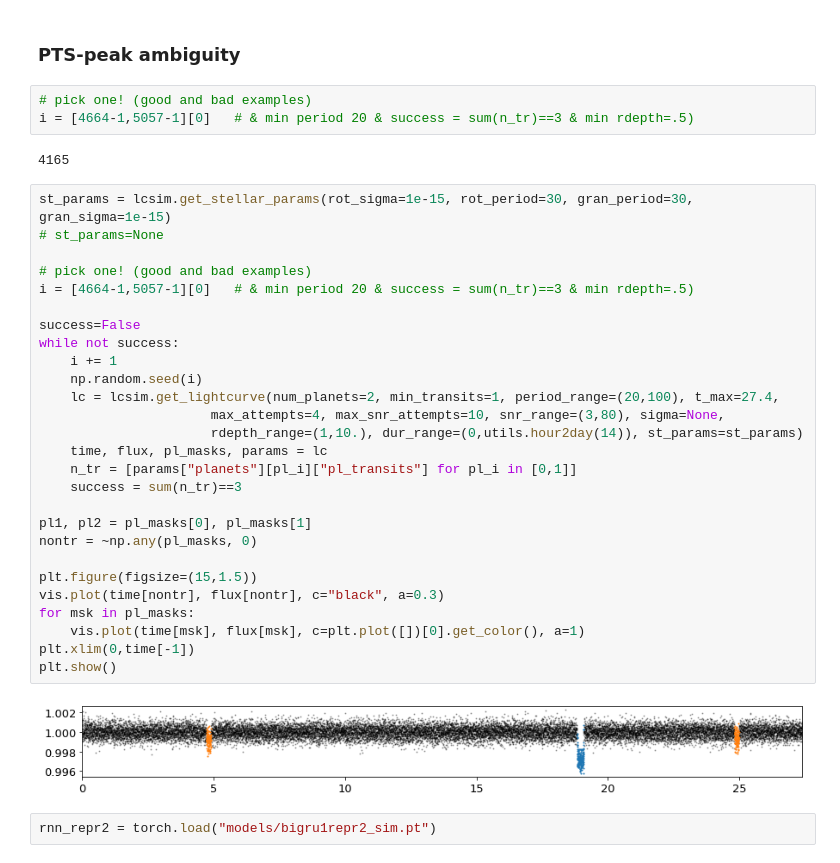
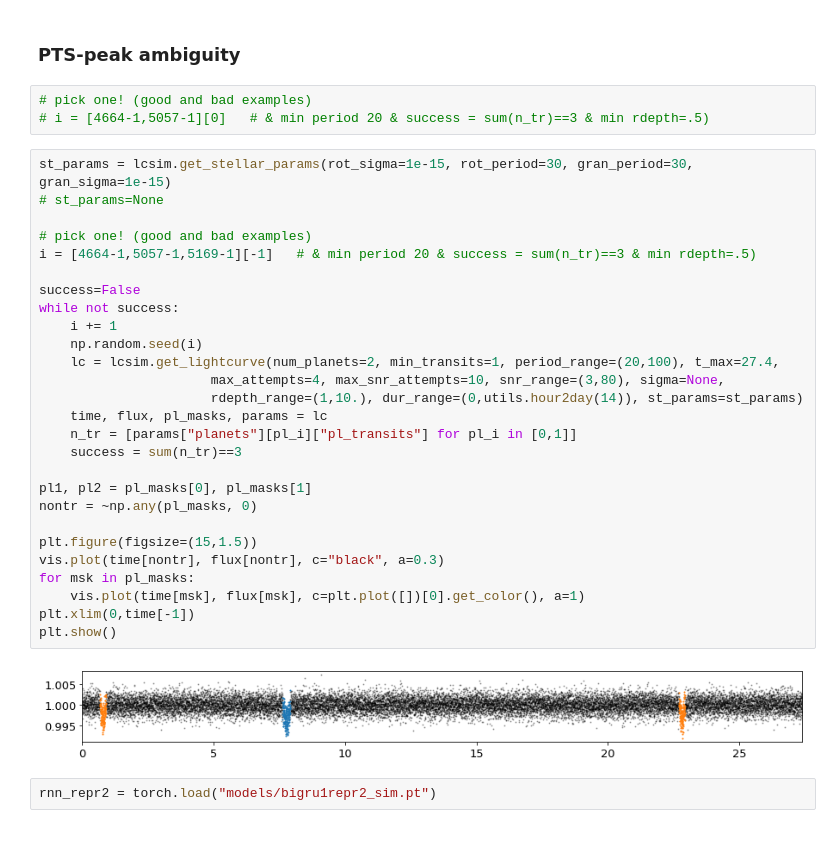
Before and after one commit to ykerus/transit-detection-rnn, a Jupyter notebook: experiments/algorithm_comparison.ipynb, the cells around one changed output. Cells and saved outputs as stored; diff of their text form.

```diff
--- a/experiments/algorithm_comparison.ipynb
+++ b/experiments/algorithm_comparison.ipynb
@@ -428,38 +517,36 @@ both not
 ### PTS-peak ambiguity
 # %%
 # pick one! (good and bad examples)
-i = [4664-1,5057-1][0]   # & min period 20 & success = sum(n_tr)==3 & min rdepth=.5)
+# i = [4664-1,5057-1][0]   # & min period 20 & success = sum(n_tr)==3 & min rdepth=.5)
-# %% [output]
-4165
 # %%
 st_params = lcsim.get_stellar_params(rot_sigma=1e-15, rot_period=30, gran_period=30, gran_sigma=1e-15)
 # st_params=None
 
 # pick one! (good and bad examples)
-i = [4664-1,5057-1][0]   # & min period 20 & success = sum(n_tr)==3 & min rdepth=.5)
+i = [4664-1,5057-1,5169-1][-1]   # & min period 20 & success = sum(n_tr)==3 & min rdepth=.5)
 
 success=False
 while not success:
     i += 1
     np.random.seed(i)
     lc = lcsim.get_lightcurve(num_planets=2, min_transits=1, period_range=(20,100), t_max=27.4,
                       max_attempts=4, max_snr_attempts=10, snr_range=(3,80), sigma=None,
                       rdepth_range=(1,10.), dur_range=(0,utils.hour2day(14)), st_params=st_params)
     time, flux, pl_masks, params = lc
     n_tr = [params["planets"][pl_i]["pl_transits"] for pl_i in [0,1]]
     success = sum(n_tr)==3
 
 pl1, pl2 = pl_masks[0], pl_masks[1]
 nontr = ~np.any(pl_masks, 0)
 
 plt.figure(figsize=(15,1.5))
 vis.plot(time[nontr], flux[nontr], c="black", a=0.3)
 for msk in pl_masks:
     vis.plot(time[msk], flux[msk], c=plt.plot([])[0].get_color(), a=1)
 plt.xlim(0,time[-1])
 plt.show()
 # %% [output]
-[figure, old version]
+[figure, new version]
 # %%
 rnn_repr2 = torch.load("models/bigru1repr2_sim.pt")
 # %%
```
Also changed, not shown: parts of 17 cells of this notebook.
